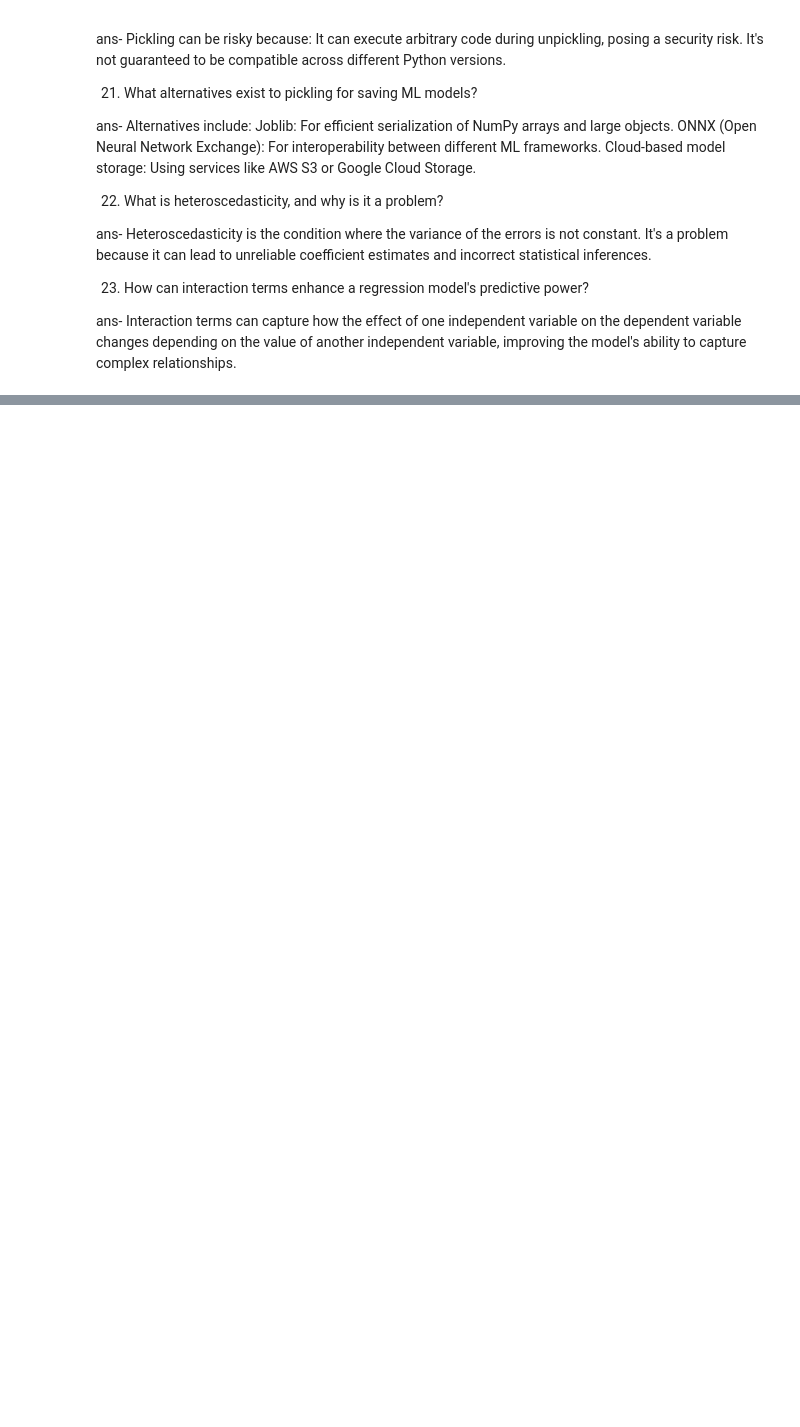
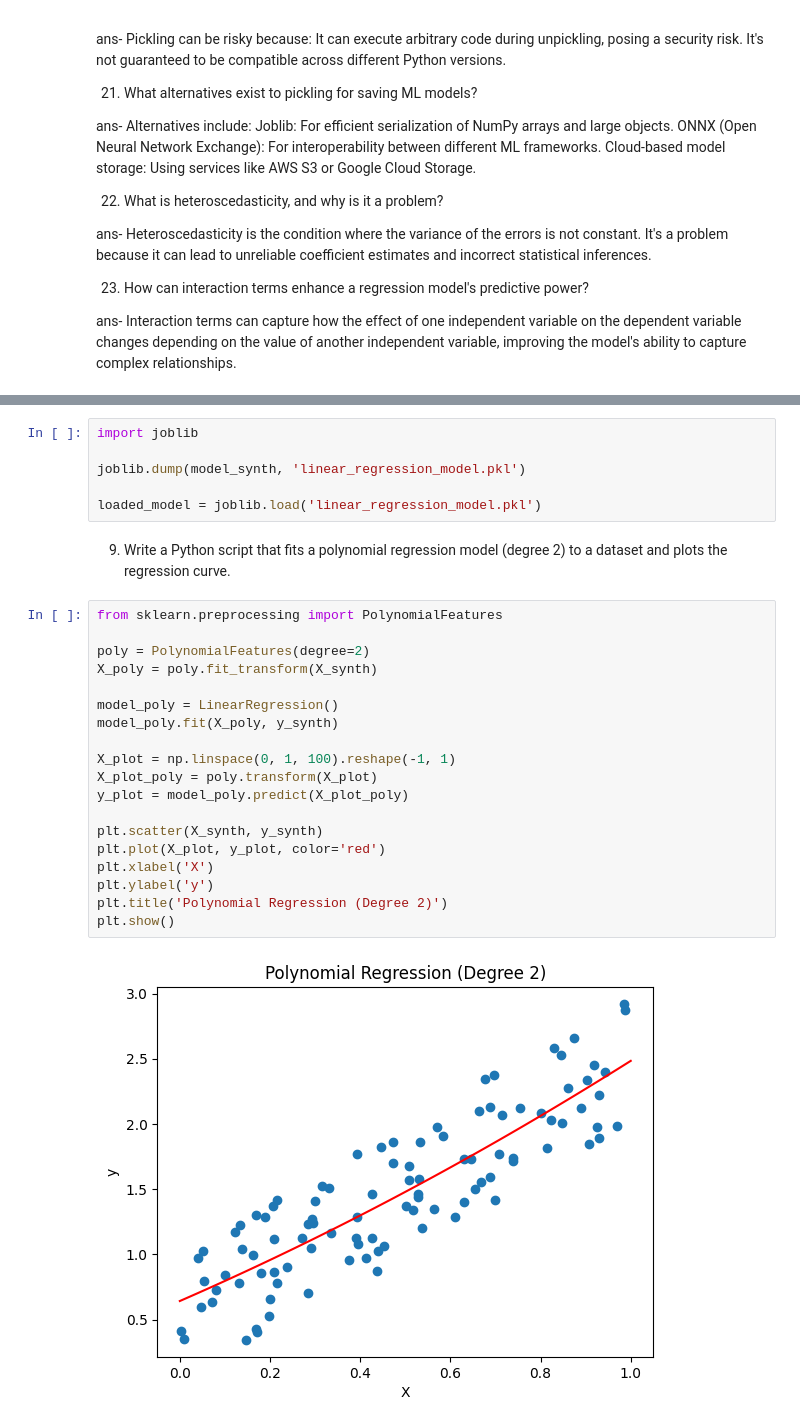
Before and after one commit to AenaMajumder/Assignment-Linear-regression-and-evaluation-metrics, a Jupyter notebook: Assignment_Linear_regression_and_evaluation_metrics.ipynb, the cells around one changed output, grey strips where cells are left out. Drawn from its saved outputs; the diff is of its cells as text; blank space fills up the shorter version.

```diff
--- a/Assignment_Linear_regression_and_evaluation_metrics.ipynb
+++ b/Assignment_Linear_regression_and_evaluation_metrics.ipynb
@@ -127,0 +299,30 @@ ans- Interaction terms can capture how the effect of one independent variable on
+# %%
+import joblib
+
+joblib.dump(model_synth, 'linear_regression_model.pkl')
+
+loaded_model = joblib.load('linear_regression_model.pkl')
+# %% [markdown]
+9. Write a Python script that fits a polynomial regression model (degree 2) to a dataset and plots the
+regression curve.
+# %%
+from sklearn.preprocessing import PolynomialFeatures
+
+poly = PolynomialFeatures(degree=2)
+X_poly = poly.fit_transform(X_synth)
+
+model_poly = LinearRegression()
+model_poly.fit(X_poly, y_synth)
+
+X_plot = np.linspace(0, 1, 100).reshape(-1, 1)
+X_plot_poly = poly.transform(X_plot)
+y_plot = model_poly.predict(X_plot_poly)
+
+plt.scatter(X_synth, y_synth)
+plt.plot(X_plot, y_plot, color='red')
+plt.xlabel('X')
+plt.ylabel('y')
+plt.title('Polynomial Regression (Degree 2)')
+plt.show()
+# %% [output]
+[figure, added]
```
Also changed, not shown: parts of 48 cells of this notebook.
